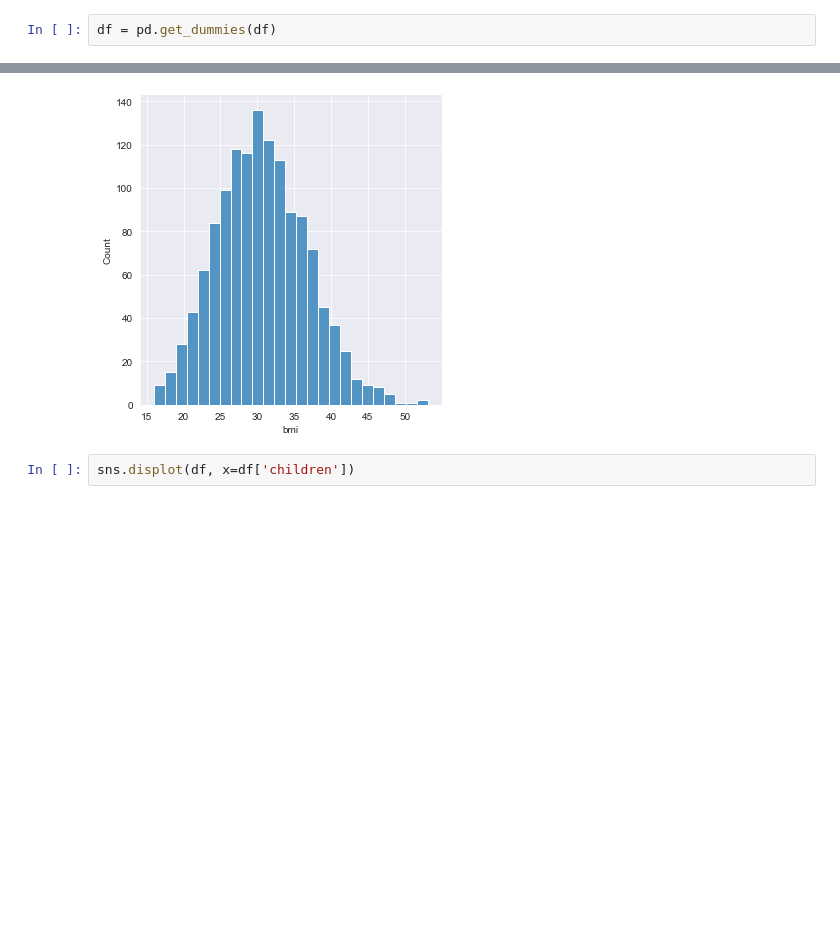
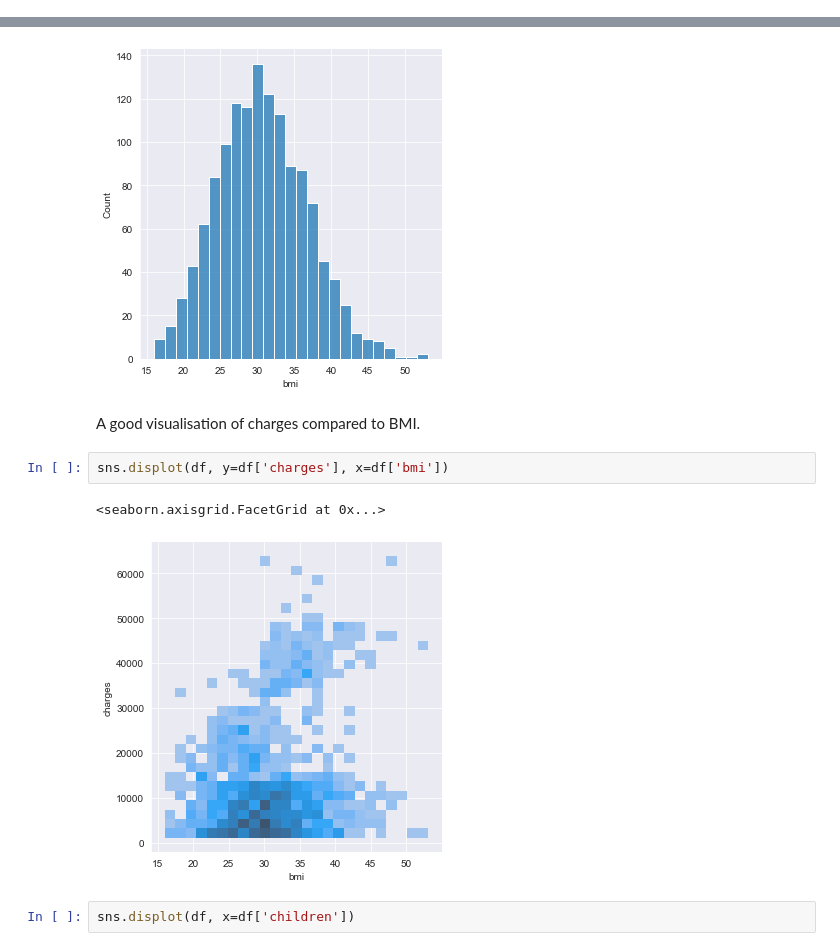
Before and after one commit to Markuski2023/MLGit, a Jupyter notebook: regression.ipynb, the cells around one changed output, grey strips where cells are left out. Saved outputs shown, nothing was run; the diff lists cells and outputs as text; blank space fills up the shorter version.

```diff
--- a/regression.ipynb
+++ b/regression.ipynb
@@ -228,5 +234,3 @@ df[['region', 'charges']].groupby(['region'], as_index=False).mean().sort_values
 | 0 | northeast | 13406.384516 |
 | 1 | northwest | 12417.575374 |
 | 3 | southwest | 12346.937377 |
-# %%
-df = pd.get_dummies(df)
@@ -246,6 +284,13 @@ sns.displot(df, x=df['bmi'])
 # %% [output]
 <seaborn.axisgrid.FacetGrid at 0x...>
 [figure]
+# %% [markdown]
+A good visualisation of charges compared to BMI.
+# %%
+sns.displot(df, y=df['charges'], x=df['bmi'])
+# %% [output]
+<seaborn.axisgrid.FacetGrid at 0x...>
+[figure, added]
 # %%
 sns.displot(df, x=df['children'])
 # %% [output]
```
Also changed, not shown: parts of 26 cells of this notebook, 1 other file.
